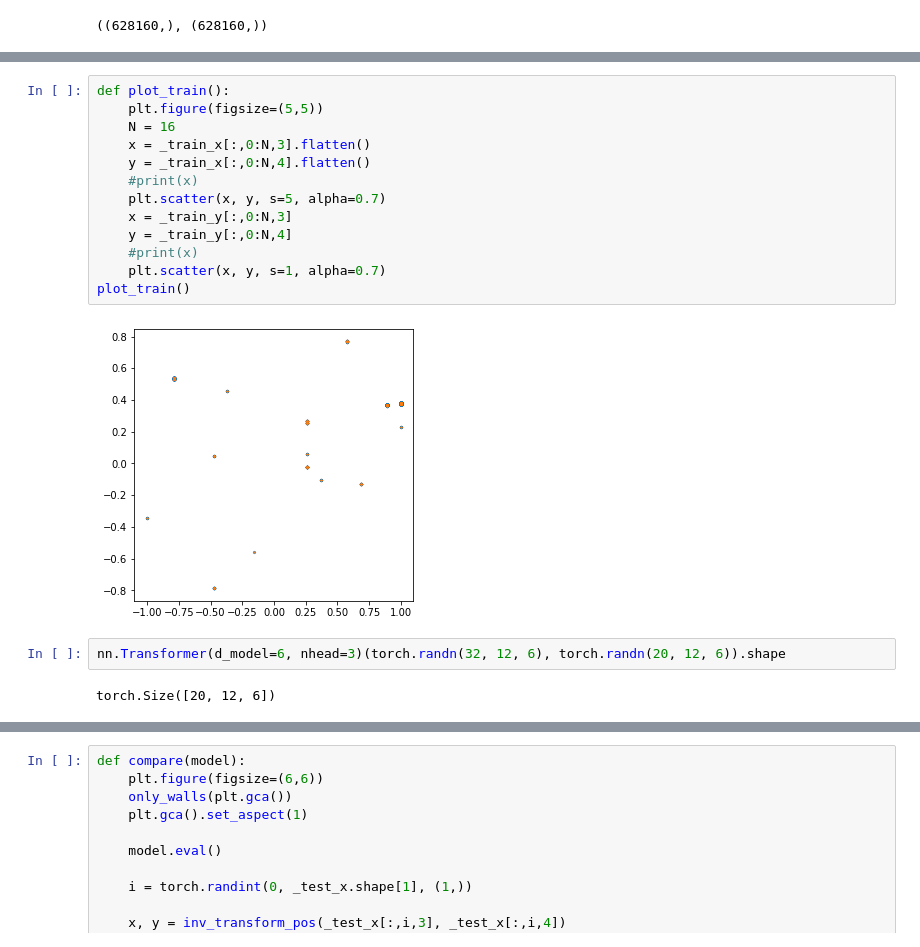
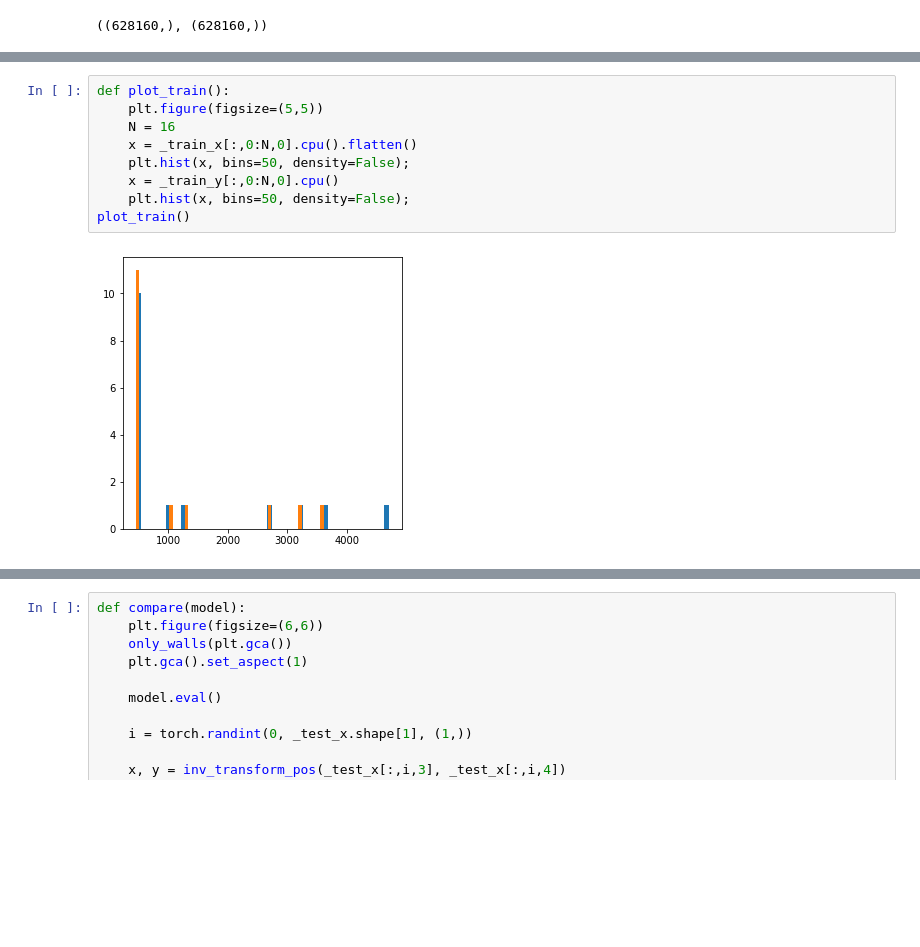
Before and after one commit to mdubouch/noise-gan, a Jupyter notebook: noise_info.ipynb, the cells around one changed output, grey strips where cells are left out. Drawn from its saved outputs; the diff is of its cells as text; blank space fills up the shorter version.

```diff
--- a/noise_info.ipynb
+++ b/noise_info.ipynb
@@ -342,19 +314,11 @@ torch.Size([128, 15700, 5]) torch.Size([128, 15700, 5])
 # %%
 def plot_train():
     plt.figure(figsize=(5,5))
     N = 16
-    x = _train_x[:,0:N,3].flatten()
-    y = _train_x[:,0:N,4].flatten()
-    #print(x)
-    plt.scatter(x, y, s=5, alpha=0.7)
-    x = _train_y[:,0:N,3]
-    y = _train_y[:,0:N,4]
-    #print(x)
-    plt.scatter(x, y, s=1, alpha=0.7)
+    x = _train_x[:,0:N,0].cpu().flatten()
+    plt.hist(x, bins=50, density=False);
+    x = _train_y[:,0:N,0].cpu()
+    plt.hist(x, bins=50, density=False);
 plot_train()
 # %% [output]
-[figure, old version]
+[figure, new version]
-# %%
-nn.Transformer(d_model=6, nhead=3)(torch.randn(32, 12, 6), torch.randn(20, 12, 6)).shape
-# %% [output]
-torch.Size([20, 12, 6])
```
Also changed, not shown: parts of 17 cells of this notebook.
